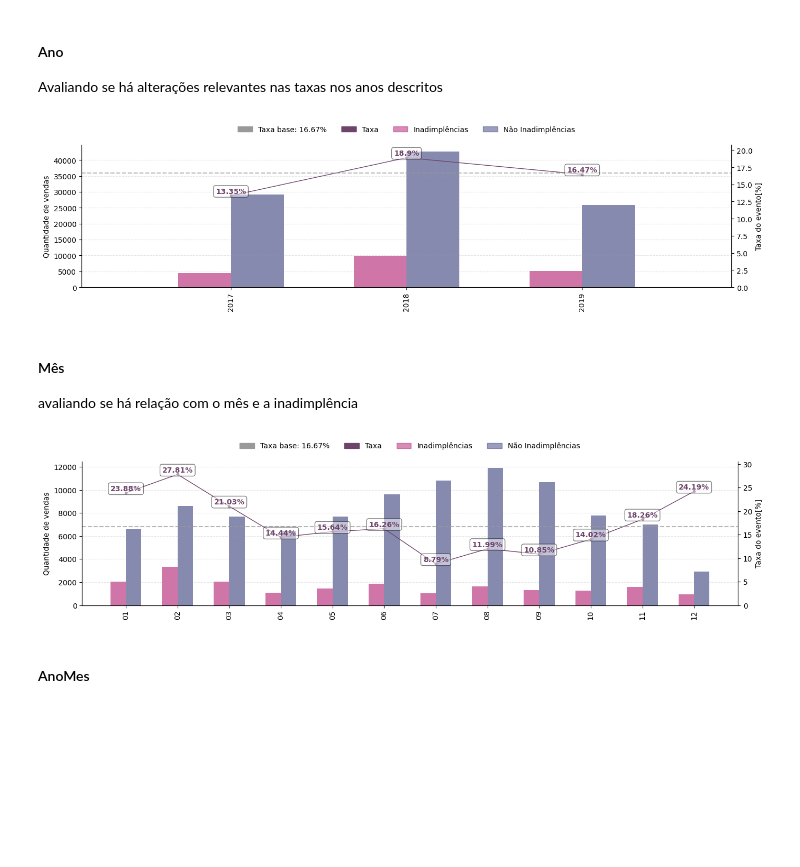
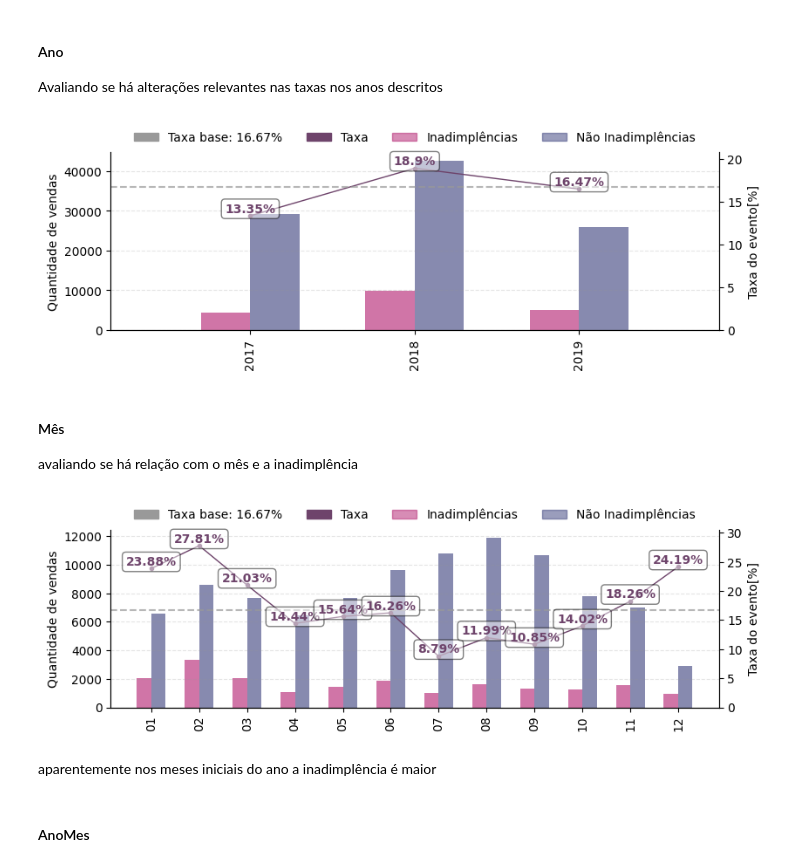
Before and after one commit to natfaria/x_health, a Jupyter notebook: notebooks/analise_exploratoria.ipynb, the cells around one changed output. Saved outputs shown, nothing was run; the diff lists cells and outputs as text; code cells hidden in the pictures; blank space fills up the shorter version.

Commit message:
final EDA plots

```diff
--- a/notebooks/analise_exploratoria.ipynb
+++ b/notebooks/analise_exploratoria.ipynb
@@ -650,18 +812,20 @@ A sazonalidade pode afetar a inadimplência
 Avaliando se há alterações relevantes nas taxas nos anos descritos
 # %%
 variavel_analise = 'year'
-plot_distribuicao_bivariada(df, variavel_analise, 'default', taxa_inadimplencia, rotation=90, ha='center',show_line_labels=True)
+plot_distribuicao_bivariada(df, variavel_analise, 'default', taxa_inadimplencia, rotation=90, ha='center',show_line_labels=True, figsize=(9,3))
 # %% [output]
-[figure, old version]
+[figure, new version]
 # %% [markdown]
 #### Mês
 avaliando se há relação com o mês e a inadimplência
 # %%
 variavel_analise = 'month'
 df[variavel_analise] = df[variavel_analise].astype(str).str.zfill(2)
-plot_distribuicao_bivariada(df, variavel_analise, 'default', taxa_inadimplencia, rotation=90, ha='center',show_line_labels=True)
+plot_distribuicao_bivariada(df, variavel_analise, 'default', taxa_inadimplencia, rotation=90, ha='center',show_line_labels=True, figsize=(9,3))
 # %% [output]
-[figure, old version]
+[figure, new version]
+# %% [markdown]
+aparentemente nos meses iniciais do ano a inadimplência é maior
 # %% [markdown]
 #### AnoMes
 # %%
```
Also changed, not shown: parts of 17 cells of this notebook, 1 other file.
